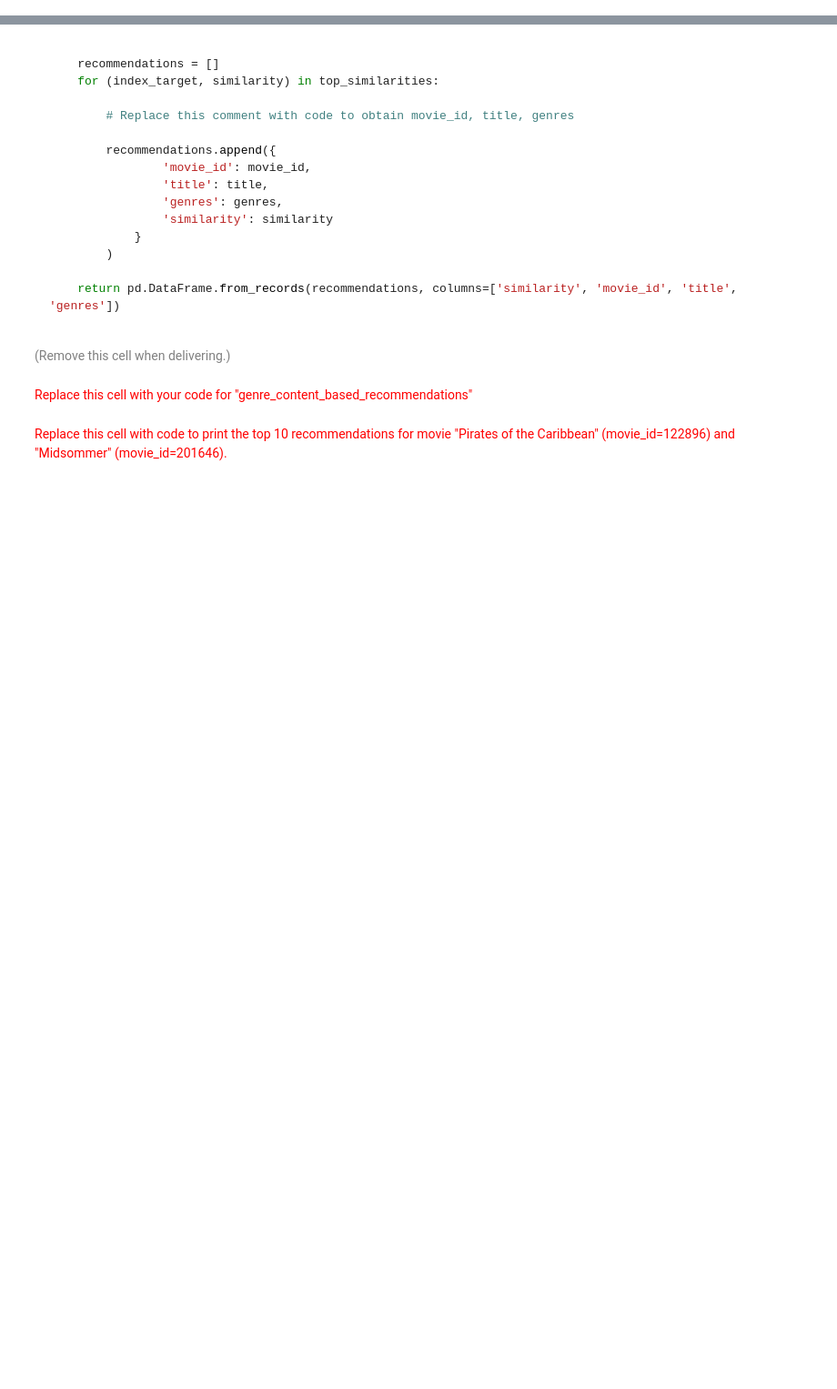
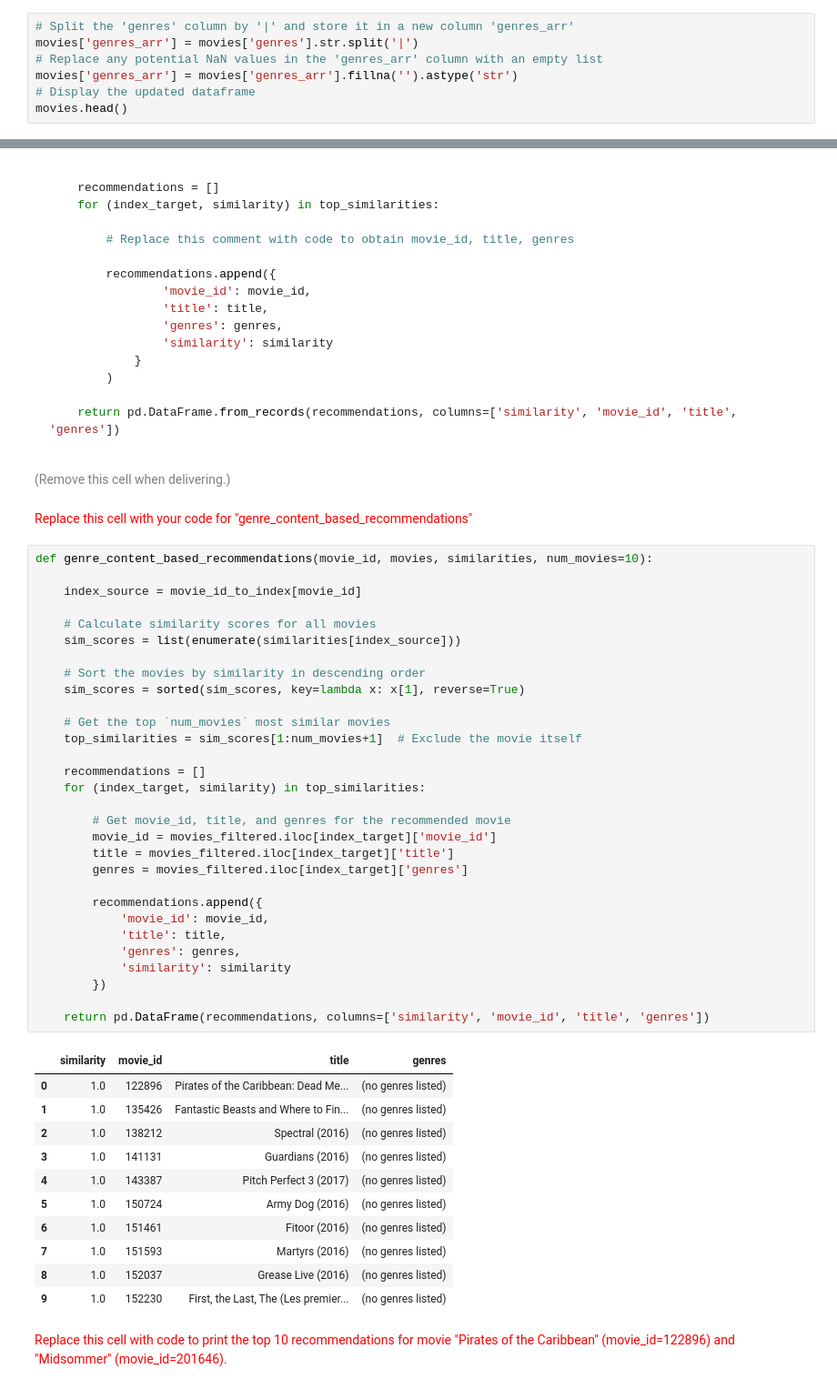
Before and after one commit to BernatQuintilla/data-mining-course, a Jupyter notebook: practicum/ps05/ps05_content_based_recsys.ipynb, the cells around one changed output, grey strips where cells are left out. Shown: that part at 91% size. Drawn from its saved outputs; the diff is of its cells as text; blank space fills up the shorter version.

```diff
--- a/practicum/ps05/ps05_content_based_recsys.ipynb
+++ b/practicum/ps05/ps05_content_based_recsys.ipynb
@@ -406,3 +505,10 @@ Ensure this column has no "NaN", using [fillna](https://pandas.pydata.org/pandas
 <font size="-1" color="gray">(Remove this cell when delivering.)</font>
 # %% [markdown]
 <font size="+1" color="red">Replace this cell with your code to add column "genres_arr" to the dataframe "movies".</font>
+# %%
+# Split the 'genres' column by '|' and store it in a new column 'genres_arr'
+movies['genres_arr'] = movies['genres'].str.split('|')
+# Replace any potential NaN values in the 'genres_arr' column with an empty list
+movies['genres_arr'] = movies['genres_arr'].fillna('').astype('str')
+# Display the updated dataframe
+movies.head()
@@ -569,5 +693,47 @@ def genre_content_based_recommendations(movie_id, movies, similarities, num_movi
 <font size="-1" color="gray">(Remove this cell when delivering.)</font>
 # %% [markdown]
 <font size="+1" color="red">Replace this cell with your code for "genre_content_based_recommendations"</font>
+# %%
+def genre_content_based_recommendations(movie_id, movies, similarities, num_movies=10):
+
+    index_source = movie_id_to_index[movie_id]
+
+    # Calculate similarity scores for all movies
+    sim_scores = list(enumerate(similarities[index_source]))
+
+    # Sort the movies by similarity in descending order
+    sim_scores = sorted(sim_scores, key=lambda x: x[1], reverse=True)
+
+    # Get the top `num_movies` most similar movies
+    top_similarities = sim_scores[1:num_movies+1]  # Exclude the movie itself
+
+    recommendations = []
+    for (index_target, similarity) in top_similarities:
+
+        # Get movie_id, title, and genres for the recommended movie
+        movie_id = movies_filtered.iloc[index_target]['movie_id']
+        title = movies_filtered.iloc[index_target]['title']
+        genres = movies_filtered.iloc[index_target]['genres']
+
+        recommendations.append({
+            'movie_id': movie_id,
+            'title': title,
+            'genres': genres,
+            'similarity': similarity
+        })
+
+    return pd.DataFrame(recommendations, columns=['similarity', 'movie_id', 'title', 'genres'])
+# %% [output]
+|  | similarity | movie_id | title | genres |
+| 0 | 1.0 | 122896 | Pirates of the Caribbean: Dead Me... | (no genres listed) |
+| 1 | 1.0 | 135426 | Fantastic Beasts and Where to Fin... | (no genres listed) |
+| 2 | 1.0 | 138212 | Spectral (2016) | (no genres listed) |
+| 3 | 1.0 | 141131 | Guardians (2016) | (no genres listed) |
+| 4 | 1.0 | 143387 | Pitch Perfect 3 (2017) | (no genres listed) |
+| 5 | 1.0 | 150724 | Army Dog (2016) | (no genres listed) |
+| 6 | 1.0 | 151461 | Fitoor (2016) | (no genres listed) |
+| 7 | 1.0 | 151593 | Martyrs (2016) | (no genres listed) |
+| 8 | 1.0 | 152037 | Grease Live (2016) | (no genres listed) |
+| 9 | 1.0 | 152230 | First, the Last, The (Les premier... | (no genres listed) |
 # %% [markdown]
 <font size="+1" color="red">Replace this cell with code to print the top 10 recommendations for movie "Pirates of the Caribbean" (movie_id=122896) and "Midsommer" (movie_id=201646).</font>
```
Also changed, not shown: parts of 19 cells of this notebook.
